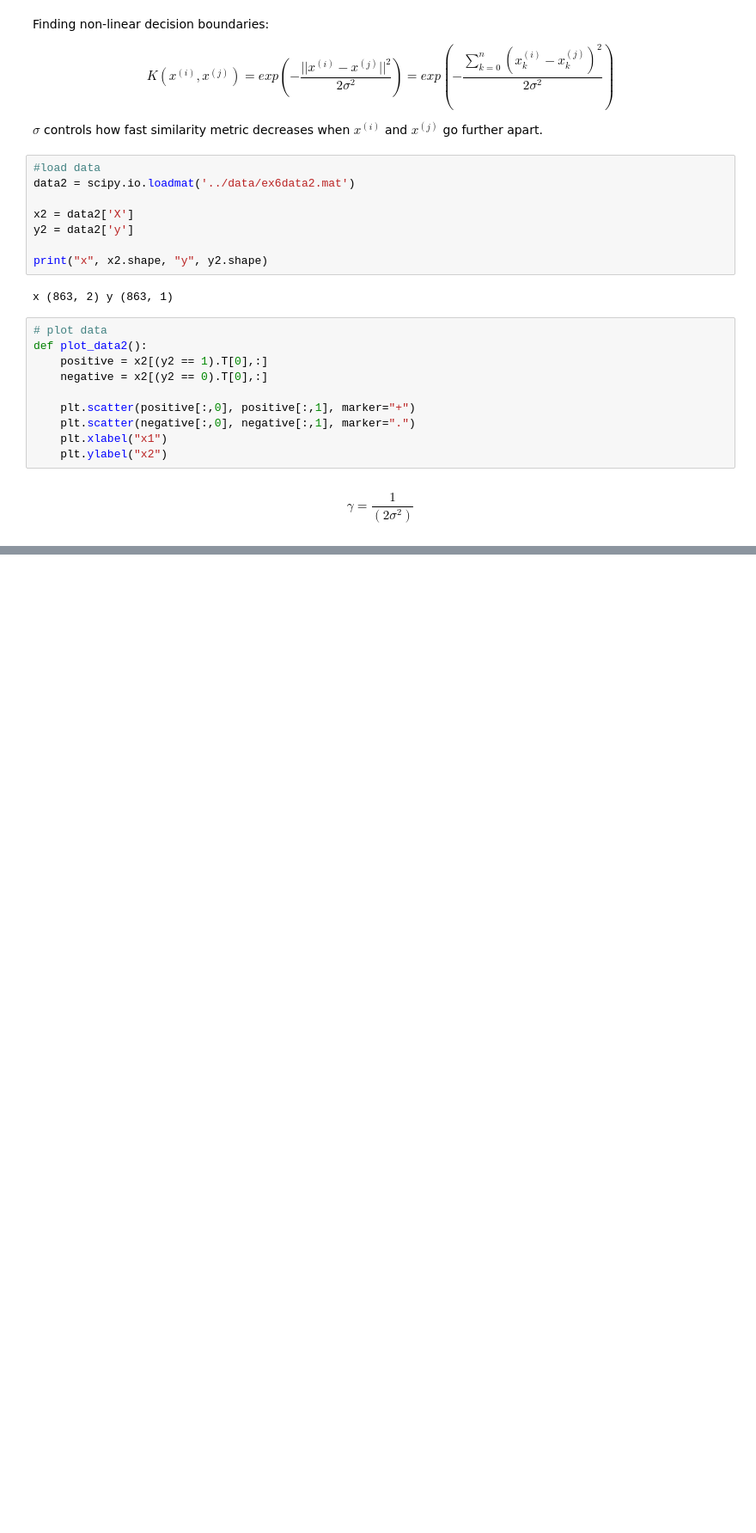
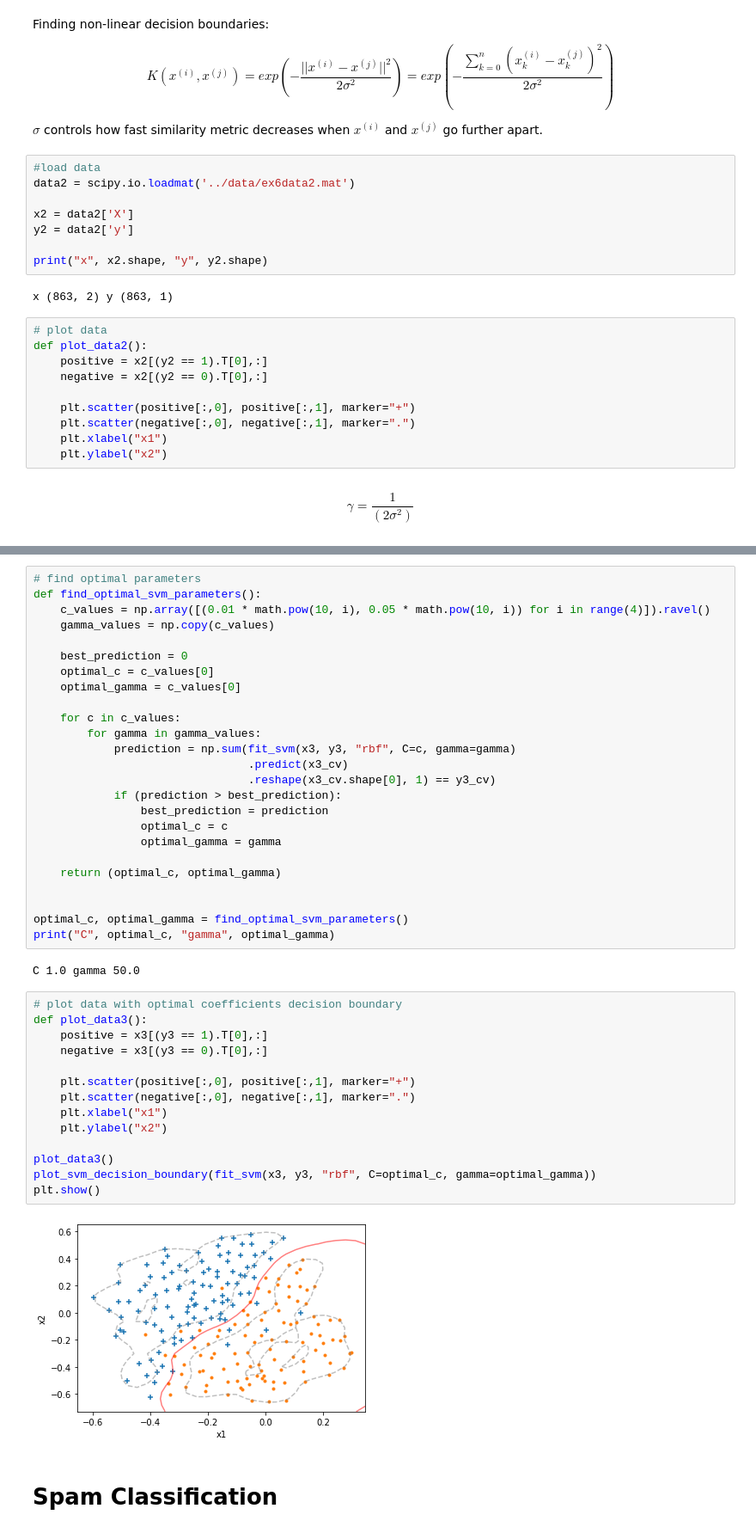
Before and after one commit to frolovilya/machine-learning, a Jupyter notebook: notebooks/Support Vector Machines.ipynb, the cells around one changed output, grey strips where cells are left out. Shown: that part at 86% size. Drawn from its saved outputs; the diff is of its cells as text; blank space fills up the shorter version.

Commit message:
SVM spam classification.

```diff
--- a/notebooks/Support Vector Machines.ipynb
+++ b/notebooks/Support Vector Machines.ipynb
@@ -140,0 +190,45 @@ plt.show()
+# %%
+# find optimal parameters
+def find_optimal_svm_parameters():
+    c_values = np.array([(0.01 * math.pow(10, i), 0.05 * math.pow(10, i)) for i in range(4)]).ravel()
+    gamma_values = np.copy(c_values)
+
+    best_prediction = 0
+    optimal_c = c_values[0]
+    optimal_gamma = c_values[0]
+
+    for c in c_values:
+        for gamma in gamma_values:
+            prediction = np.sum(fit_svm(x3, y3, "rbf", C=c, gamma=gamma)
+                                .predict(x3_cv)
+                                .reshape(x3_cv.shape[0], 1) == y3_cv)
+            if (prediction > best_prediction):
+                best_prediction = prediction
+                optimal_c = c
+                optimal_gamma = gamma
+
+    return (optimal_c, optimal_gamma)
+
+
+optimal_c, optimal_gamma = find_optimal_svm_parameters()
+print("C", optimal_c, "gamma", optimal_gamma)
+# %% [output]
+C 1.0 gamma 50.0
+# %%
+# plot data with optimal coefficients decision boundary
+def plot_data3():
+    positive = x3[(y3 == 1).T[0],:]
+    negative = x3[(y3 == 0).T[0],:]
+
+    plt.scatter(positive[:,0], positive[:,1], marker="+")
+    plt.scatter(negative[:,0], negative[:,1], marker=".")
+    plt.xlabel("x1")
+    plt.ylabel("x2")
+
+plot_data3()
+plot_svm_decision_boundary(fit_svm(x3, y3, "rbf", C=optimal_c, gamma=optimal_gamma))
+plt.show()
+# %% [output]
+[figure, added]
+# %% [markdown]
+# Spam Classification
```
Also changed, not shown: parts of 20 cells of this notebook, 2 other files.
